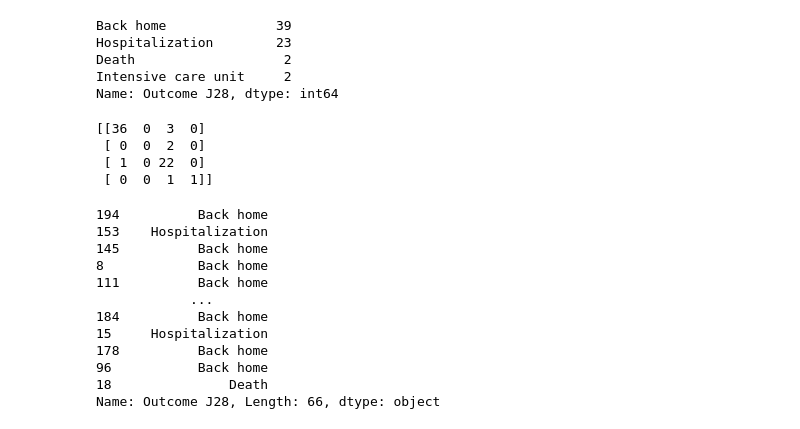
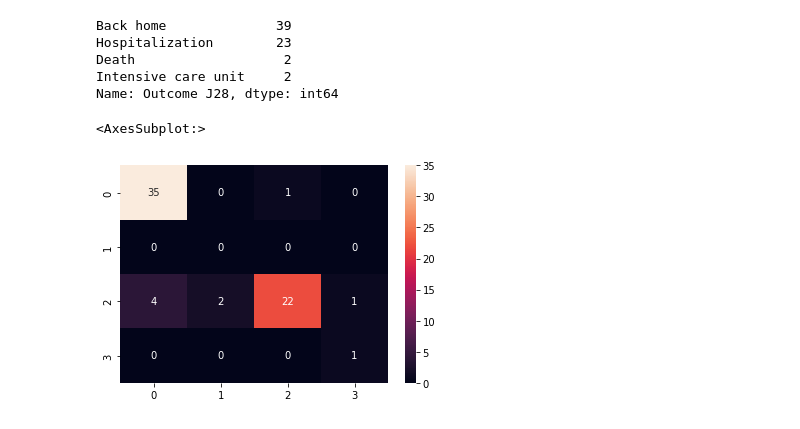
Before and after one commit to Arthemide/AI-data-challenge-2021, a Jupyter notebook: main stats.ipynb, the cells around one changed output. Saved outputs shown, nothing was run; the diff lists cells and outputs as text; code cells hidden in the pictures.

```diff
--- a/main stats.ipynb
+++ b/main stats.ipynb
@@ -110,4 +24,6 @@ data = pre_processing(df)
 # %%
-X = data[feature_cols]
+data = pre_processing(df)
+
+X = data[feature_cols + ['id']]
 y = data['Outcome J28']
 # %%
@@ -240,25 +139,11 @@ Hospitalization        23
 Death                   2
 Intensive care unit     2
 Name: Outcome J28, dtype: int64
-# %%
-print(metrics.confusion_matrix(y_test, y_pred_class))
-# %% [output]
-[[36  0  3  0]
- [ 0  0  2  0]
- [ 1  0 22  0]
- [ 0  0  1  1]]
-# %%
-y_test
-# %% [output]
-194          Back home
-153    Hospitalization
-145          Back home
-8            Back home
-111          Back home
-            ...
-184          Back home
-15     Hospitalization
-178          Back home
-96           Back home
-18               Death
-Name: Outcome J28, Length: 66, dtype: object
+# %%
+# Convolution matrix
+X_pred = clf.predict(X_test)
+cm = confusion_matrix(X_pred, y_test)
+sn.heatmap(cm, annot=True)
+# %% [output]
+<AxesSubplot:>
+[figure, added]
```
Also changed, not shown: parts of 12 cells of this notebook, 4 other files.
